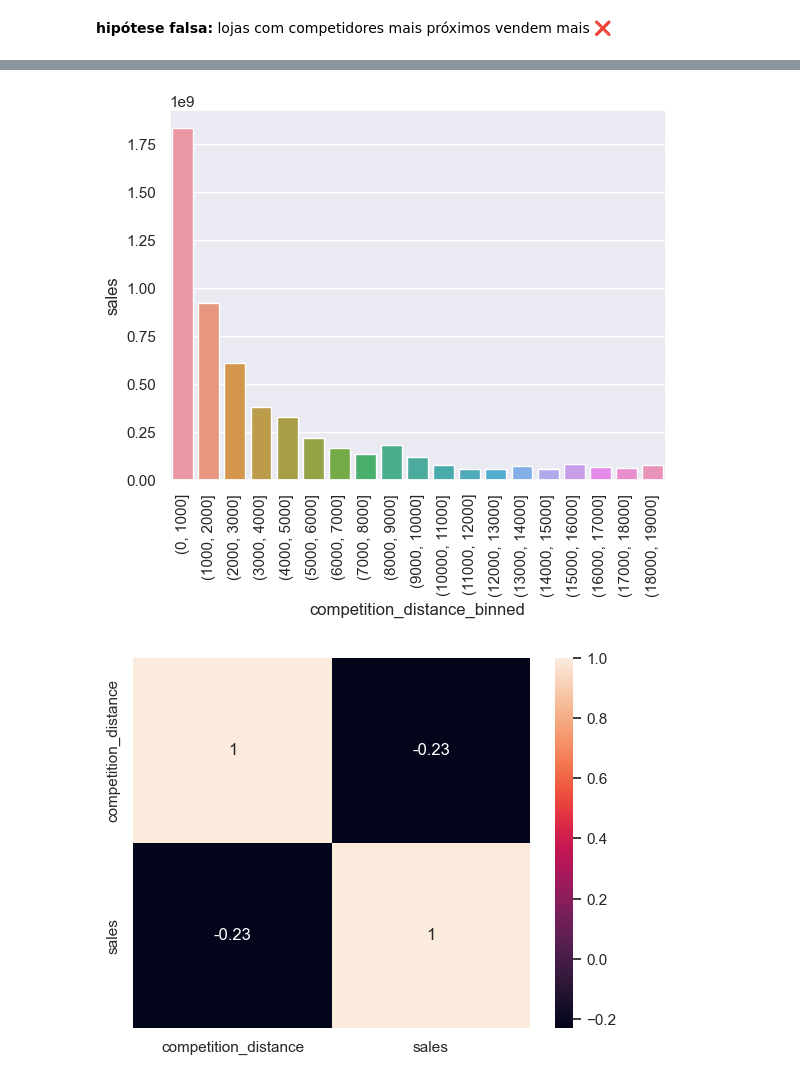
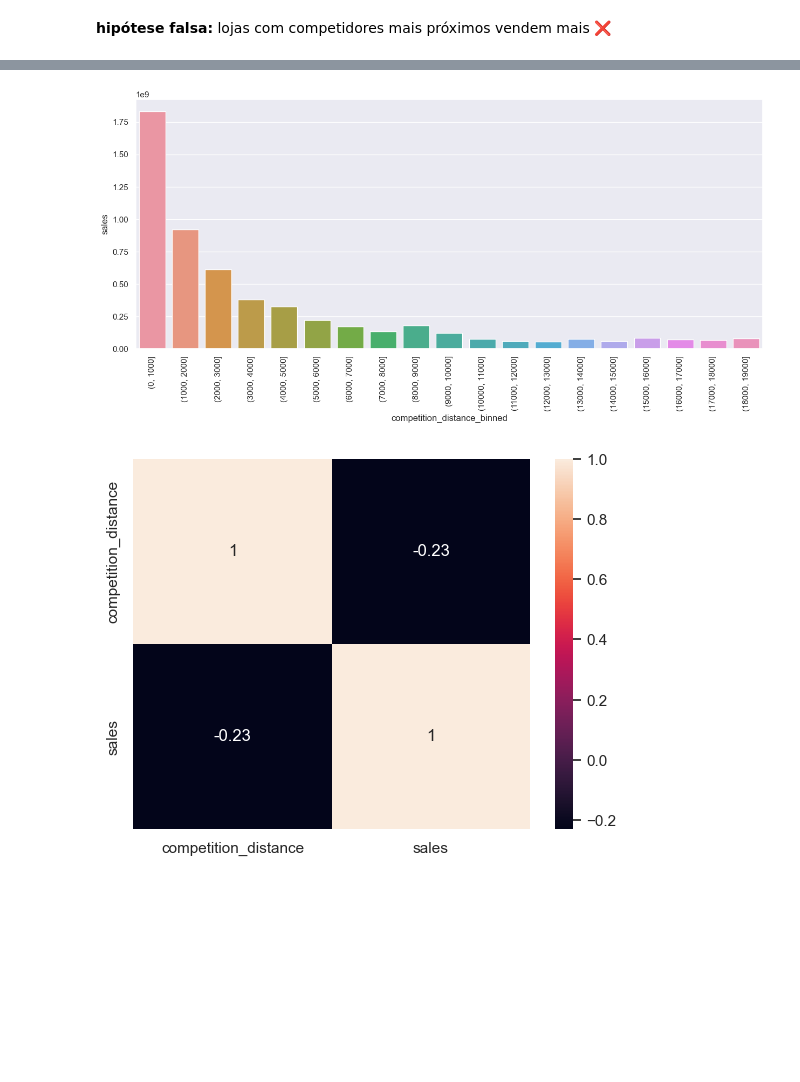
Before and after one commit to deborabmfreitas/projeto-rossmann-regressao, a Jupyter notebook: rossmann_regression.ipynb, the cells around one changed output, grey strips where cells are left out. Cells and saved outputs as stored; diff of their text form; code cells hidden in the pictures; blank space fills up the shorter version.

```diff
--- a/rossmann_regression.ipynb
+++ b/rossmann_regression.ipynb
@@ -785,19 +794,22 @@ sns.scatterplot(x='competition_distance', y='sales', data=aux1)
 # %%
 # compararando o somatório de vendas por conjunto de competidores
+
+
+plt.figure(figsize=(15, 6))
 
 bins = list(np.arange(0, 20000, 1000))
 
 aux1['competition_distance_binned'] = pd.cut(
     aux1['competition_distance'], bins=bins)
 
 aux2 = aux1[['competition_distance_binned', 'sales']].groupby(
     'competition_distance_binned').sum().reset_index()
 
 sns.barplot(x='competition_distance_binned', y='sales', data=aux2)
 
-plt.xticks(rotation=90)
+plt.xticks(rotation=90);
 # %% [output]
-[figure, old version]
+[figure, new version]
 # %%
 # correlação entre o valor de vendas, distância entre a loja e o competidor mais próximos
 
```
Also changed, not shown: parts of 13 cells of this notebook.
